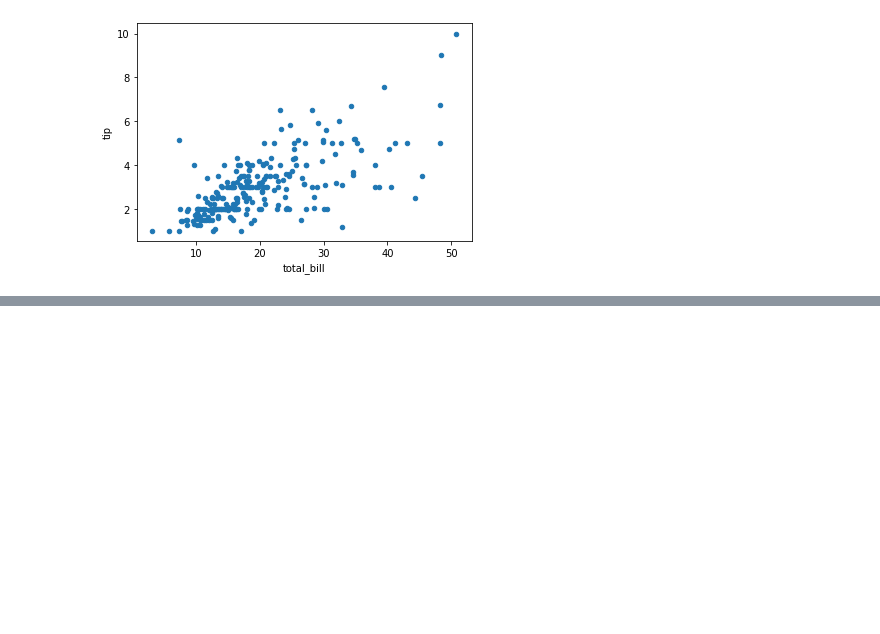
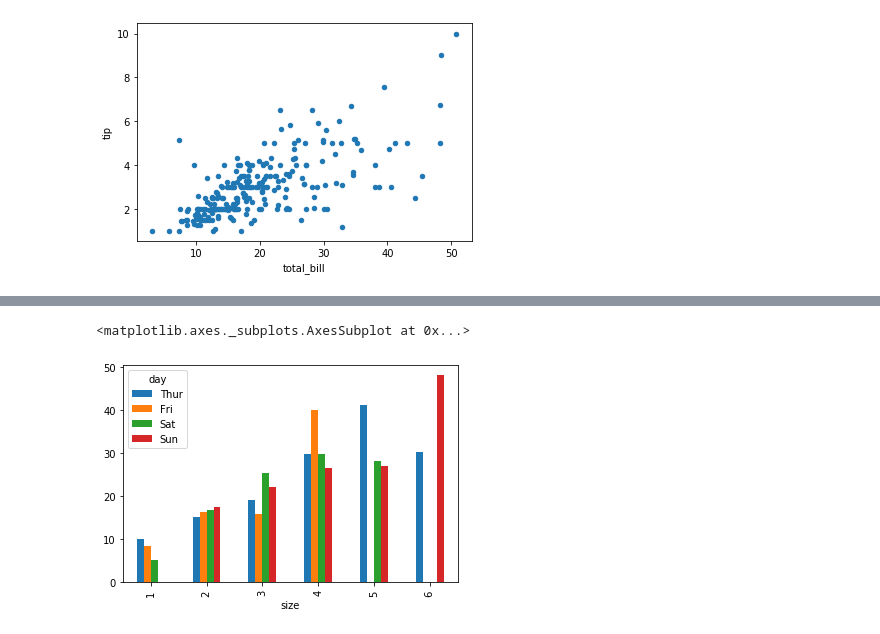
Before and after one commit to srikanthpragada/DS_11_NOV_2019, a Jupyter notebook: tips.ipynb, the cells around one changed output, grey strips where cells are left out. Cells and saved outputs as stored; diff of their text form; code cells hidden in the pictures; blank space fills up the shorter version.

```diff
--- a/tips.ipynb
+++ b/tips.ipynb
@@ -861,0 +870,5 @@ day_sex_tip.plot.bar()
+# %%
+ct.plot.bar()
+# %% [output]
+<matplotlib.axes._subplots.AxesSubplot at 0x...>
+[figure, added]
```
Also changed, not shown: parts of 4 cells of this notebook, 2 other files.
